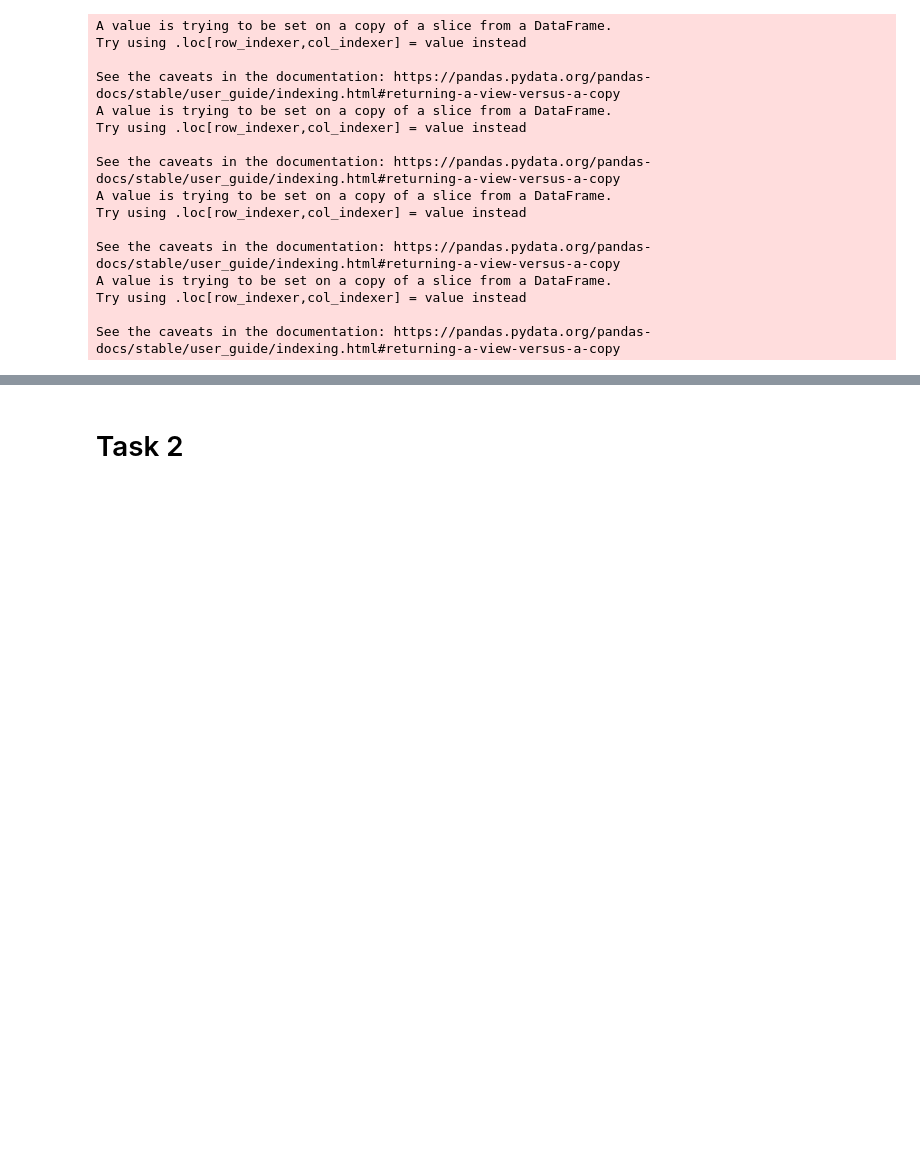
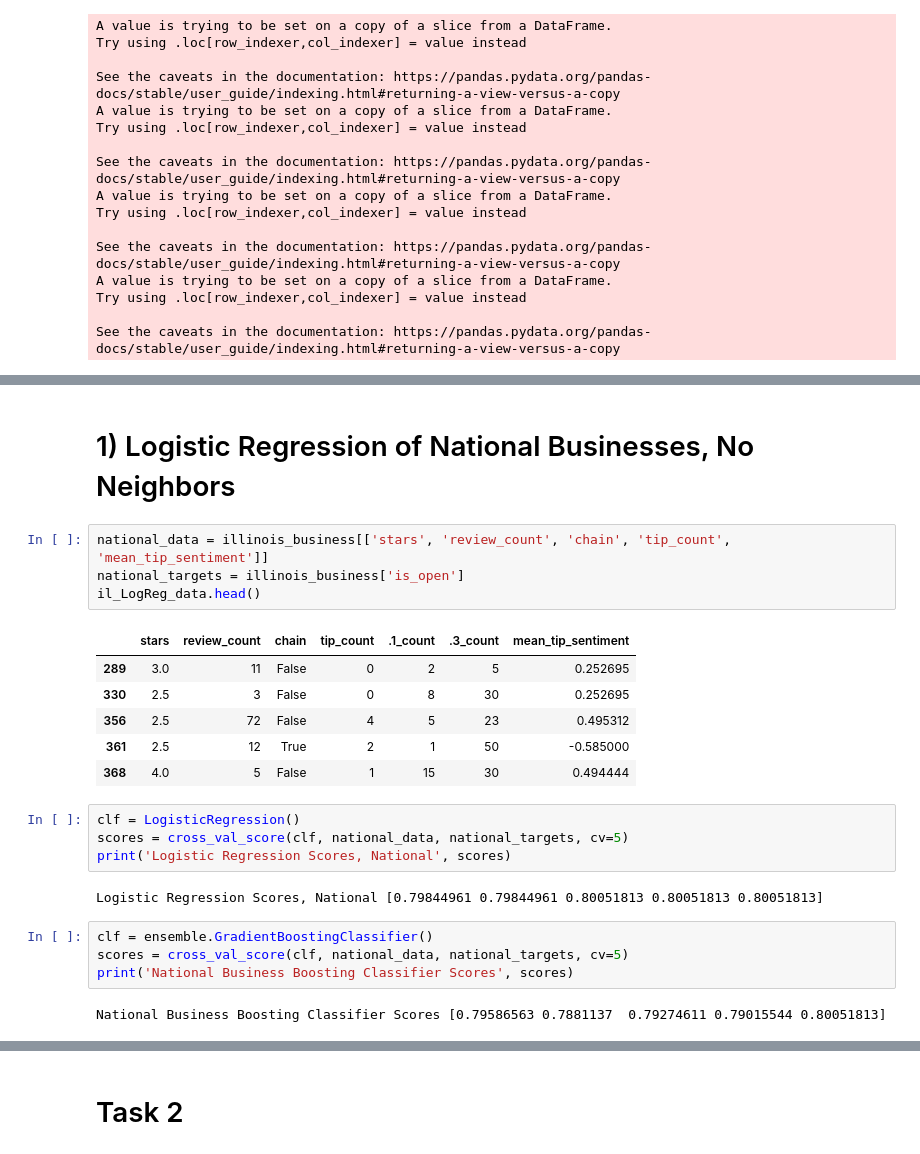
Before and after one commit to 1313davidlee/yelp_dataset, a Jupyter notebook: Machine_Learning_Checkpoint.ipynb, the cells around one changed output, grey strips where cells are left out. Drawn from its saved outputs; the diff is of its cells as text; blank space fills up the shorter version.

```diff
--- a/Machine_Learning_Checkpoint.ipynb
+++ b/Machine_Learning_Checkpoint.ipynb
@@ -189,0 +205,25 @@ Logistic Regression Scores [0.79328165 0.79844961 0.80569948 0.79533679 0.787564
+# %% [markdown]
+# 1) Logistic Regression of National Businesses, No Neighbors
+# %%
+national_data = illinois_business[['stars', 'review_count', 'chain', 'tip_count', 'mean_tip_sentiment']]
+national_targets = illinois_business['is_open']
+il_LogReg_data.head()
+# %% [output]
+|  | stars | review_count | chain | tip_count | .1_count | .3_count | mean_tip_sentiment |
+| 289 | 3.0 | 11 | False | 0 | 2 | 5 | 0.252695 |
+| 330 | 2.5 | 3 | False | 0 | 8 | 30 | 0.252695 |
+| 356 | 2.5 | 72 | False | 4 | 5 | 23 | 0.495312 |
+| 361 | 2.5 | 12 | True | 2 | 1 | 50 | -0.585000 |
+| 368 | 4.0 | 5 | False | 1 | 15 | 30 | 0.494444 |
+# %%
+clf = LogisticRegression()
+scores = cross_val_score(clf, national_data, national_targets, cv=5)
+print('Logistic Regression Scores, National', scores)
+# %% [output]
+Logistic Regression Scores, National [0.79844961 0.79844961 0.80051813 0.80051813 0.80051813]
+# %%
+clf = ensemble.GradientBoostingClassifier()
+scores = cross_val_score(clf, national_data, national_targets, cv=5)
+print('National Business Boosting Classifier Scores', scores)
+# %% [output]
+National Business Boosting Classifier Scores [0.79586563 0.7881137  0.79274611 0.79015544 0.80051813]
```
Also changed, not shown: parts of 13 cells of this notebook, 1 other file.
